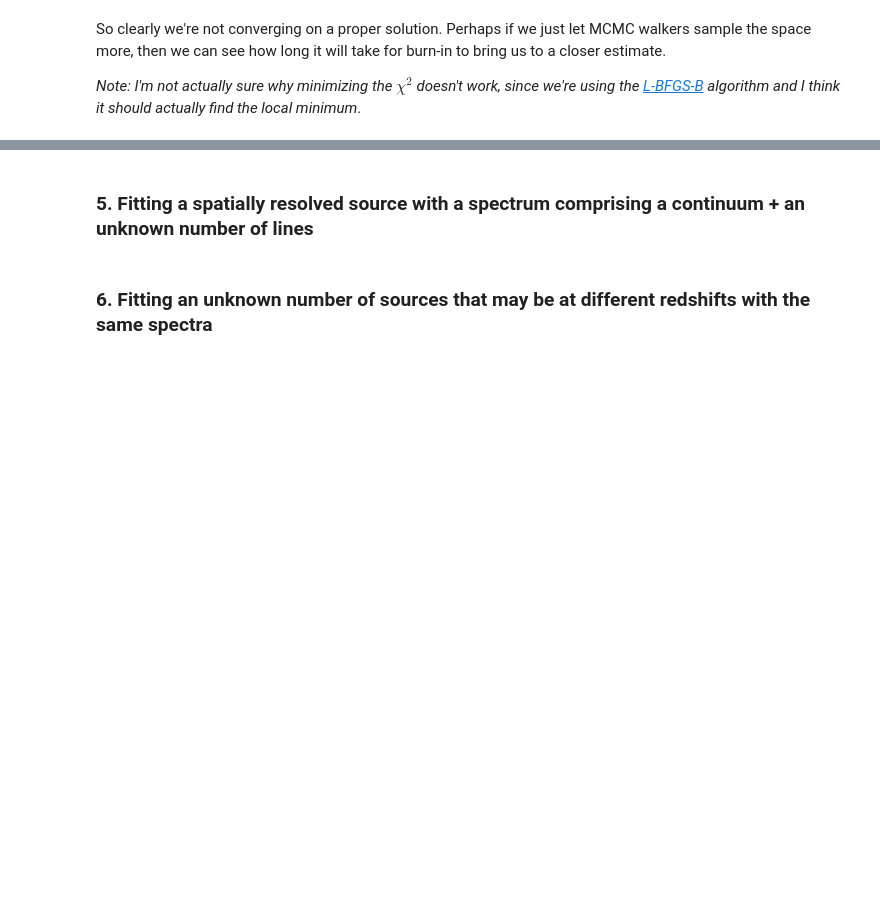
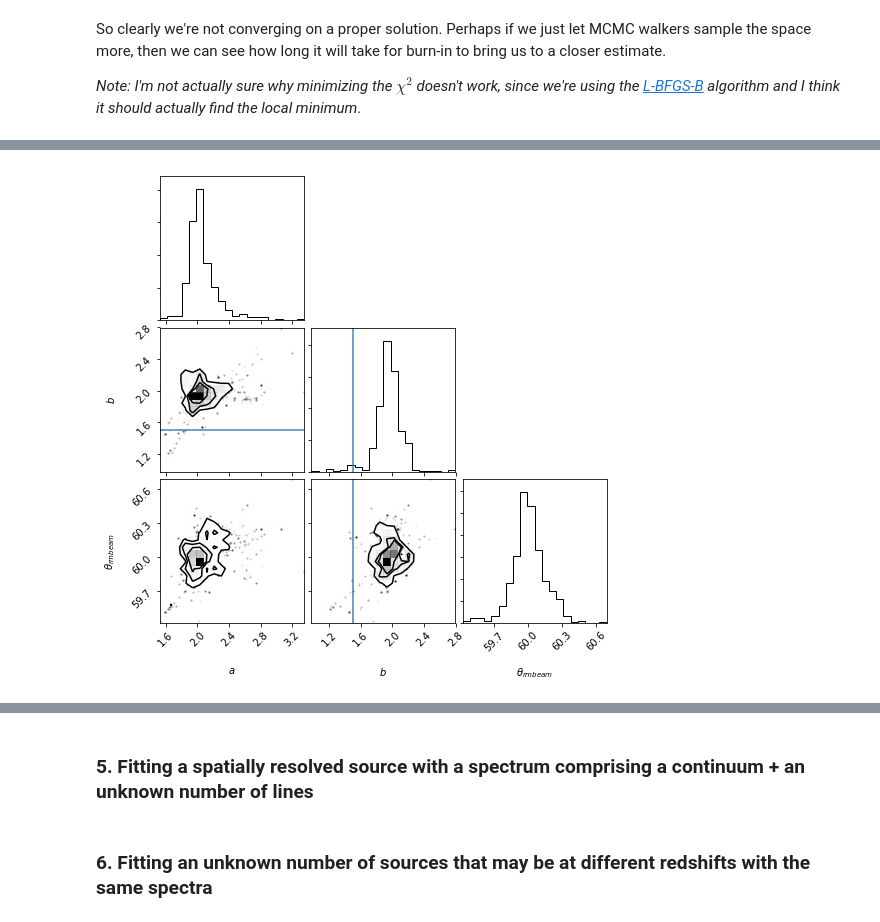
Before and after one commit to jwuphysics/fitting-a-model-to-data, a Jupyter notebook: notebook/Fitting a model to a data cube.ipynb, the cells around one changed output, grey strips where cells are left out. Saved outputs shown, nothing was run; the diff lists cells and outputs as text; code cells hidden in the pictures; blank space fills up the shorter version.

```diff
--- a/notebook/Fitting a model to a data cube.ipynb
+++ b/notebook/Fitting a model to a data cube.ipynb
@@ -741,0 +751,7 @@ Still seems like it's not burned in. I might just use 4 walkers and walker for a
+# %%
+# corner plot for PSF params
+corner.corner(samples[:, -3:],
+              labels=['$a$', '$b$', r'$\theta_{rm beam}$'],
+              truths=true_params[-3:]);
+# %% [output]
+[figure, added]
```
Also changed, not shown: parts of 12 cells of this notebook.
